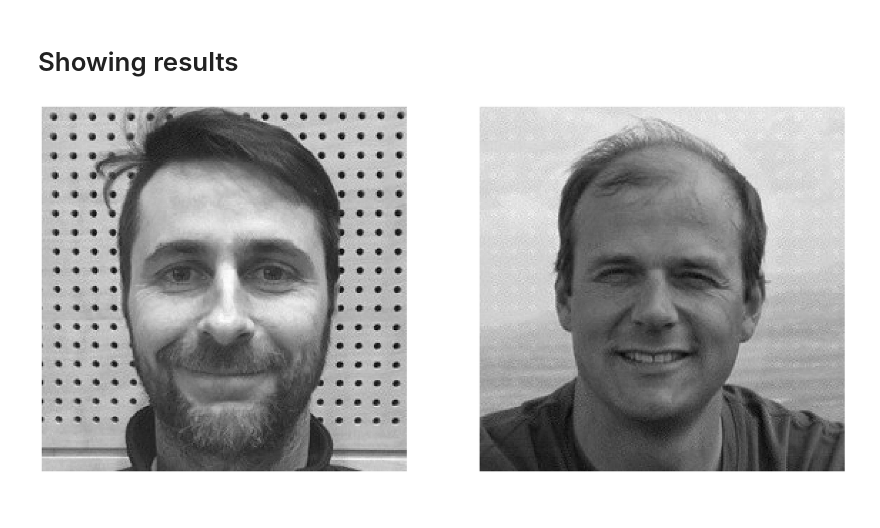
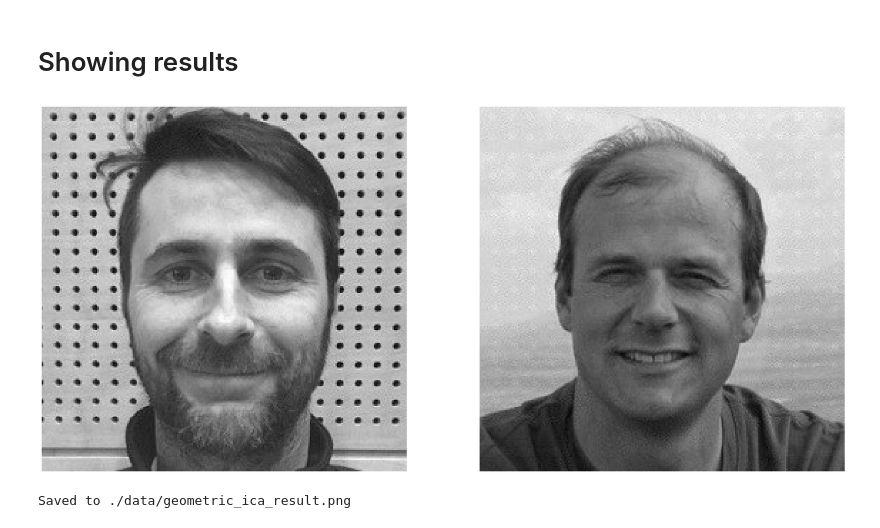
Before and after one commit to adil-rasheed/TTK4260-2026, a Jupyter notebook: IndependentComponentAnalysis/Notebook/ICA_Geometric.ipynb, the cells around one changed output. Saved outputs shown, nothing was run; the diff lists cells and outputs as text; code cells hidden in the pictures.

```diff
--- a/IndependentComponentAnalysis/Notebook/ICA_Geometric.ipynb
+++ b/IndependentComponentAnalysis/Notebook/ICA_Geometric.ipynb
@@ -147,7 +158,17 @@ S1_hat = (m1 - np.min(m1))/(np.max(m1) - np.min(m1))
 S2_hat = (m2 - np.min(m2))/(np.max(m2) - np.min(m2))
 # %% [markdown]
 # Showing results
-# %%
-showTwoIm(S1_hat, S2_hat)
-# %% [output]
-[figure, removed]
+# %%
+fig = plt.figure(figsize=(28, 14))
+plt.subplot(1,2,1)
+plt.imshow(S1_hat, cmap='gray')
+plt.axis('off')
+plt.subplot(1,2,2)
+plt.imshow(S2_hat, cmap='gray')
+plt.axis('off')
+plt.savefig('./data/geometric_ica_result.png', bbox_inches='tight', dpi=150)
+plt.show()
+print("Saved to ./data/geometric_ica_result.png")
+# %% [output]
+[figure, added]
+Saved to ./data/geometric_ica_result.png
```
Also changed, not shown: parts of 5 cells of this notebook, 2 other files.
